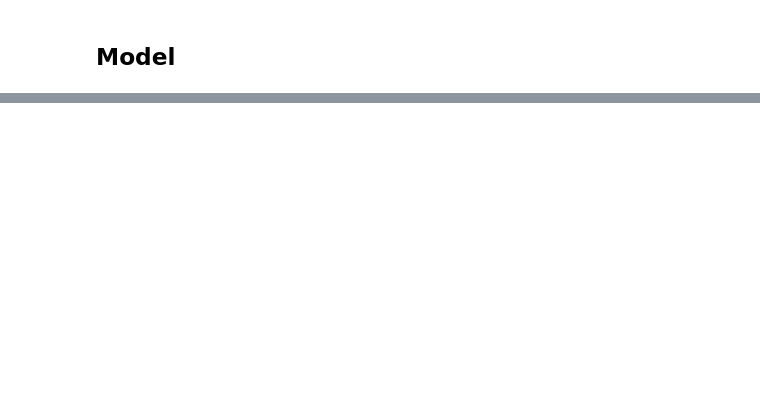
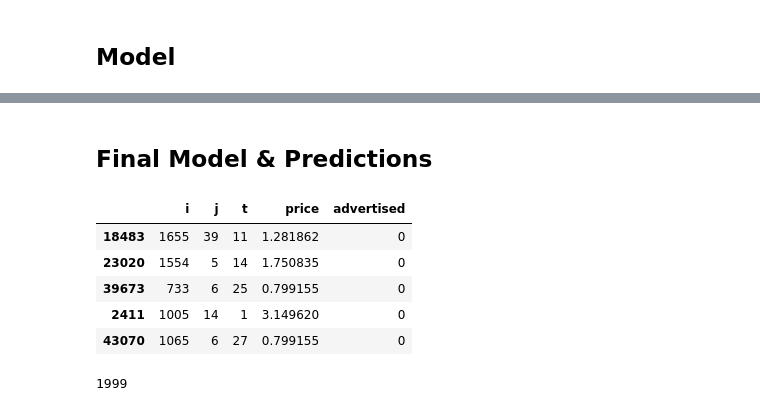
Before and after one commit to lukeolson13/Customer-Purchase-Prediction, a Jupyter notebook: part_2.ipynb, the cells around one changed output, grey strips where cells are left out. Drawn from its saved outputs; the diff is of its cells as text; code cells hidden in the pictures; blank space fills up the shorter version.

```diff
--- a/part_2.ipynb
+++ b/part_2.ipynb
@@ -138,0 +169,2 @@ for j in train_data.j.unique():
+# %% [markdown]
+## Final Model & Predictions
@@ -138,0 +173,16 @@ for j in train_data.j.unique():
+# %%
+train_data.head()
+# %% [output]
+|  | i | j | t | price | advertised |
+| 18483 | 1655 | 39 | 11 | 1.281862 | 0 |
+| 23020 | 1554 | 5 | 14 | 1.750835 | 0 |
+| 39673 | 733 | 6 | 25 | 0.799155 | 0 |
+| 2411 | 1005 | 14 | 1 | 3.149620 | 0 |
+| 43070 | 1065 | 6 | 27 | 0.799155 | 0 |
+# %%
+week_50 = pd.DataFrame(columns=['i', 'j', 't', 'advertised'])
+t = 50
+for i in range(0, 2000):
+    for index, row in pred_data.iterrows():
+# %% [output]
+1999
```
Also changed, not shown: parts of 12 cells of this notebook.
